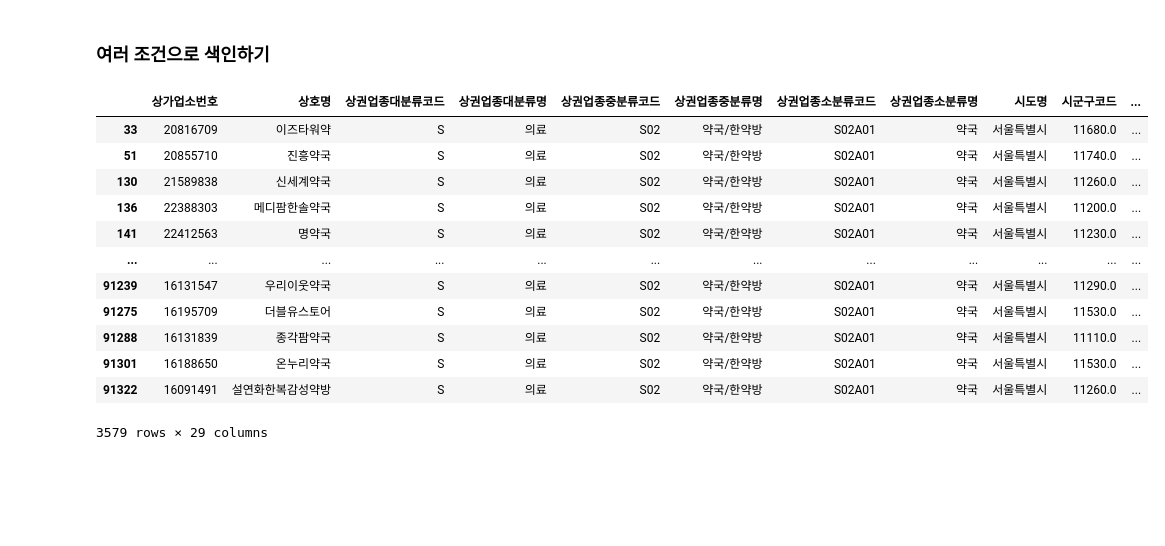
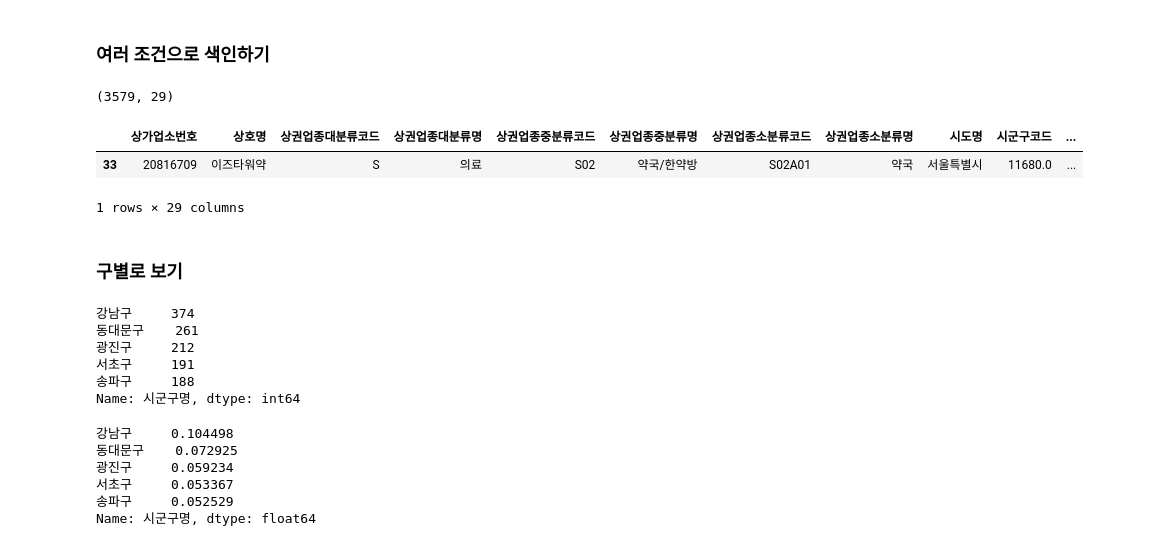
Before and after one commit to tree698/Data-Science-with-Python, a Jupyter notebook: 1. Data Analysis-Commercial Area Information in Seoul/Data Analysis.ipynb, the cells around one changed output. Drawn from its saved outputs; the diff is of its cells as text; code cells hidden in the pictures; blank space fills up the shorter version.

```diff
--- a/1. Data Analysis-Commercial Area Information in Seoul/Data Analysis.ipynb
+++ b/1. Data Analysis-Commercial Area Information in Seoul/Data Analysis.ipynb
@@ -621,19 +622,39 @@ Name: 상호명, Length: 2926, dtype: int64
 # %%
 #  상권업종소분류명이 약국인 것과
 #  시도명이 서울특별시인 데이터만 가져옵니다
+#  and == &, or == |
 
 df_seoul_drug = df[(df["상권업종소분류명"] == "약국") & (df["시도명"] == "서울특별시")]
+print(df_seoul_drug.shape)
+df_seoul_drug.head(1)
 # %% [output]
+(3579, 29)
 |  | 상가업소번호 | 상호명 | 상권업종대분류코드 | 상권업종대분류명 | 상권업종중분류코드 | 상권업종중분류명 | 상권업종소분류코드 | 상권업종소분류명 | 시도명 | 시군구코드 | ... |
 | 33 | 20816709 | 이즈타워약 | S | 의료 | S02 | 약국/한약방 | S02A01 | 약국 | 서울특별시 | 11680.0 | ... |
-| 51 | 20855710 | 진흥약국 | S | 의료 | S02 | 약국/한약방 | S02A01 | 약국 | 서울특별시 | 11740.0 | ... |
-| 130 | 21589838 | 신세계약국 | S | 의료 | S02 | 약국/한약방 | S02A01 | 약국 | 서울특별시 | 11260.0 | ... |
-| 136 | 22388303 | 메디팜한솔약국 | S | 의료 | S02 | 약국/한약방 | S02A01 | 약국 | 서울특별시 | 11200.0 | ... |
-| 141 | 22412563 | 명약국 | S | 의료 | S02 | 약국/한약방 | S02A01 | 약국 | 서울특별시 | 11230.0 | ... |
-| ... | ... | ... | ... | ... | ... | ... | ... | ... | ... | ... | ... |
-| 91239 | 16131547 | 우리이웃약국 | S | 의료 | S02 | 약국/한약방 | S02A01 | 약국 | 서울특별시 | 11290.0 | ... |
-| 91275 | 16195709 | 더블유스토어 | S | 의료 | S02 | 약국/한약방 | S02A01 | 약국 | 서울특별시 | 11530.0 | ... |
-| 91288 | 16131839 | 종각팜약국 | S | 의료 | S02 | 약국/한약방 | S02A01 | 약국 | 서울특별시 | 11110.0 | ... |
-| 91301 | 16188650 | 온누리약국 | S | 의료 | S02 | 약국/한약방 | S02A01 | 약국 | 서울특별시 | 11530.0 | ... |
-| 91322 | 16091491 | 설연화한복감성약방 | S | 의료 | S02 | 약국/한약방 | S02A01 | 약국 | 서울특별시 | 11260.0 | ... |
-3579 rows × 29 columns
+1 rows × 29 columns
+# %% [markdown]
+### 구별로 보기
+# %%
+#  위에서 색인한 데이터로 시군구명으로 그룹화 해서 개수를 세어봅니다
+# 구별로 약국이 몇개가 있는지 확인해 봅니다.
+
+c = df_seoul_drug["시군구명"].value_counts()
+c.head()
+# %% [output]
+강남구     374
+동대문구    261
+광진구     212
+서초구     191
+송파구     188
+Name: 시군구명, dtype: int64
+# %%
+#  normalize=True 를 통해 비율을 구해봅니다
+n = df_seoul_drug["시군구명"].value_counts(normalize=True)
+n.head()
+# %% [output]
+강남구     0.104498
+동대문구    0.072925
+광진구     0.059234
+서초구     0.053367
+송파구     0.052529
+Name: 시군구명, dtype: float64
```
Also changed, not shown: parts of 16 cells of this notebook.
